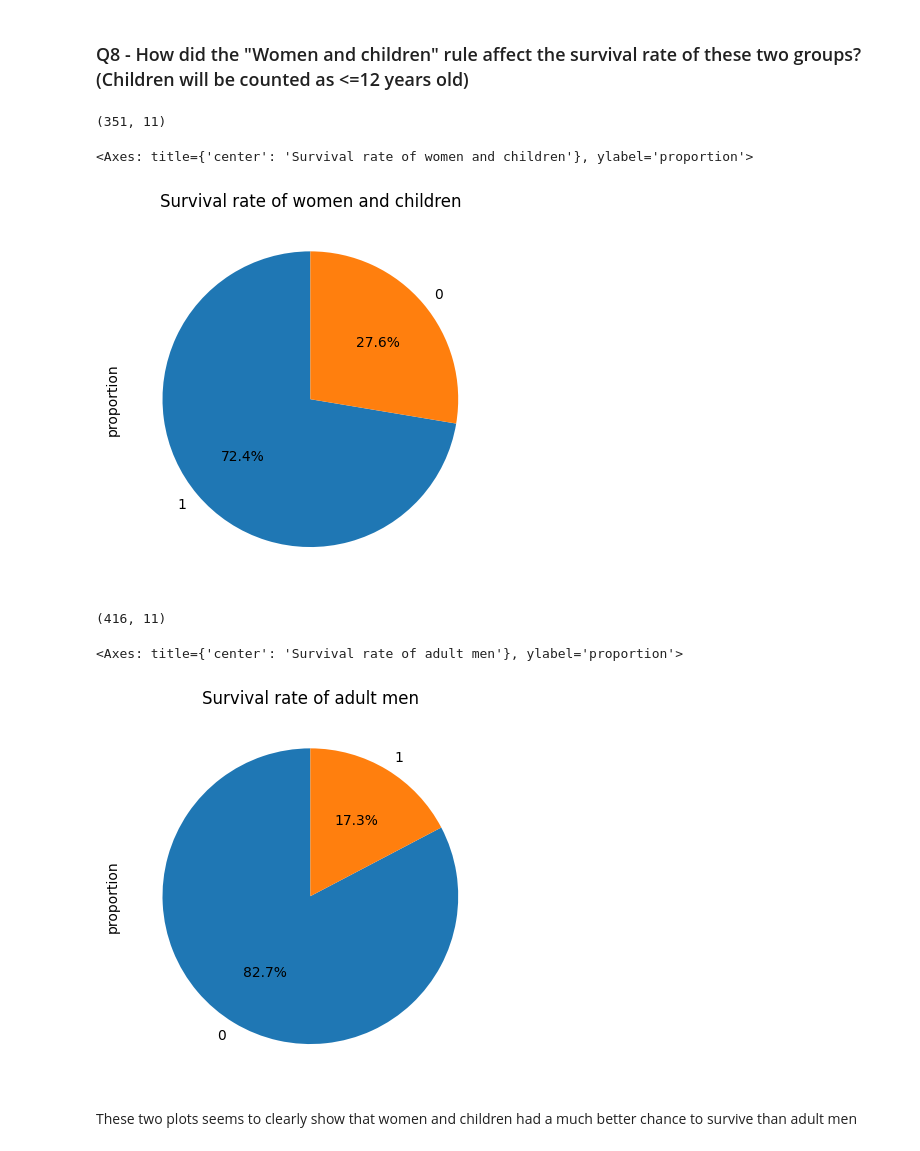
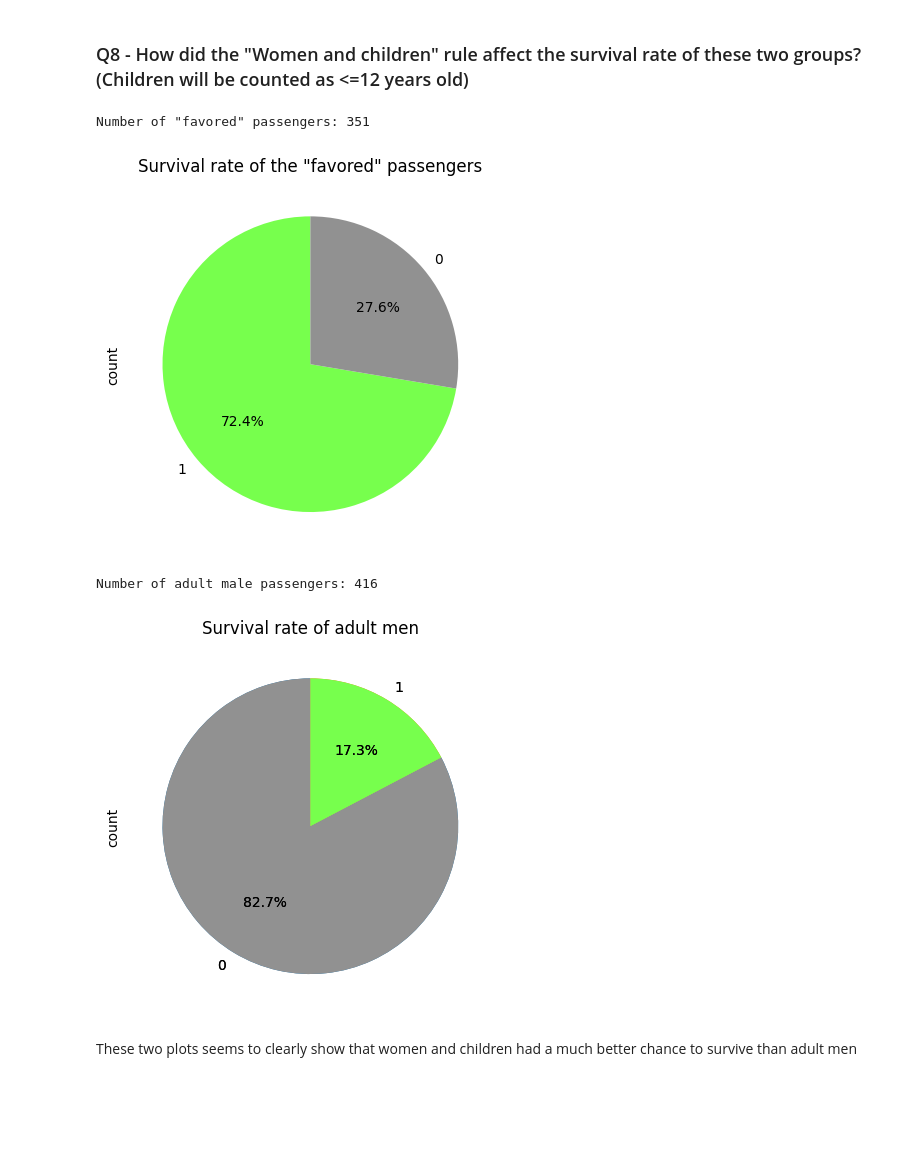
Before and after one commit to tothzs-gde/ml_template, a Jupyter notebook: notebooks/EDA.ipynb, the cells around one changed output. Drawn from its saved outputs; the diff is of its cells as text; code cells hidden in the pictures; blank space fills up the shorter version.

```diff
--- a/notebooks/EDA.ipynb
+++ b/notebooks/EDA.ipynb
@@ -42,5 +104,10 @@ import matplotlib.pyplot as plt
 import numpy as np
 import pandas as pd
 import seaborn as sns
+# %%
+BLUE='#4D99FF'
+RED='#FF564D'
+GREEN='#77FF4D'
+GRAY='#919191'
 # %%
-df = pd.read_csv('data/titanic.csv', index_col='PassengerId')
+df = pd.read_csv('../data/titanic.csv', index_col='PassengerId')
@@ -397,25 +612,54 @@ Looks like people who traveled alone had a much worse survival rate. Could be co
 # %% [markdown]
 ### Q8 - How did the "Women and children" rule affect the survival rate of these two groups? (Children will be counted as <=12 years old)
 # %%
-favored_at_rafts = df[(df['Sex'] == 'female') | (0 < df['Age']) & (df['Age'] <= 12)]
-favored_at_rafts.shape
+favored_at_rafts = df[
+    (df['Sex'] == 'female')
+    | (0 < df['Age'])
+    & (df['Age'] <= 12)
+]
+print(f'Number of "favored" passengers: {favored_at_rafts.shape[0]}')
 # %% [output]
-(351, 11)
+Number of "favored" passengers: 351
 # %%
-favored_at_rafts['Survived'].value_counts(normalize=True).plot(kind='pie', startangle=90, autopct='%1.1f%%', title='Survival rate of women and children')
+value_counts = favored_at_rafts['Survived'].value_counts()
+colors = [GREEN if v == True else GRAY for v in value_counts.index]
+value_counts.plot(
+    kind='pie',
+    startangle=90,
+    autopct='%1.1f%%',
+    title='Survival rate of the "favored" passengers',
+    colors=colors,
+)
+plt.show()
 # %% [output]
-<Axes: title={'center': 'Survival rate of women and children'}, ylabel='proportion'>
-[figure, old version]
+[figure, new version]
 # %%
 male_adults = df[(df['Sex'] == 'male') & (df['Age'] > 12)]
-male_adults.shape
+print(f'Number of adult male passengers: {male_adults.shape[0]}')
 # %% [output]
-(416, 11)
+Number of adult male passengers: 416
 # %%
-male_adults['Survived'].value_counts(normalize=True).plot(kind='pie', startangle=90, autopct='%1.1f%%', title='Survival rate of adult men')
+male_adults['Survived']\
+.value_counts(normalize=True)\
+.plot(
+    kind='pie',
+    startangle=90,
+    autopct='%1.1f%%',
+    title='Survival rate of adult men',
+)
+
+value_counts = male_adults['Survived'].value_counts()
+colors = [GREEN if v == True else GRAY for v in value_counts.index]
+value_counts.plot(
+    kind='pie',
+    startangle=90,
+    autopct='%1.1f%%',
+    title='Survival rate of adult men',
+    colors=colors,
+)
+plt.show()
 # %% [output]
-<Axes: title={'center': 'Survival rate of adult men'}, ylabel='proportion'>
-[figure, old version]
+[figure, new version]
 # %% [markdown]
 These two plots seems to clearly show that women and children had a much better chance to survive than adult men
 # %% [markdown]
```
Also changed, not shown: parts of 66 cells of this notebook.
